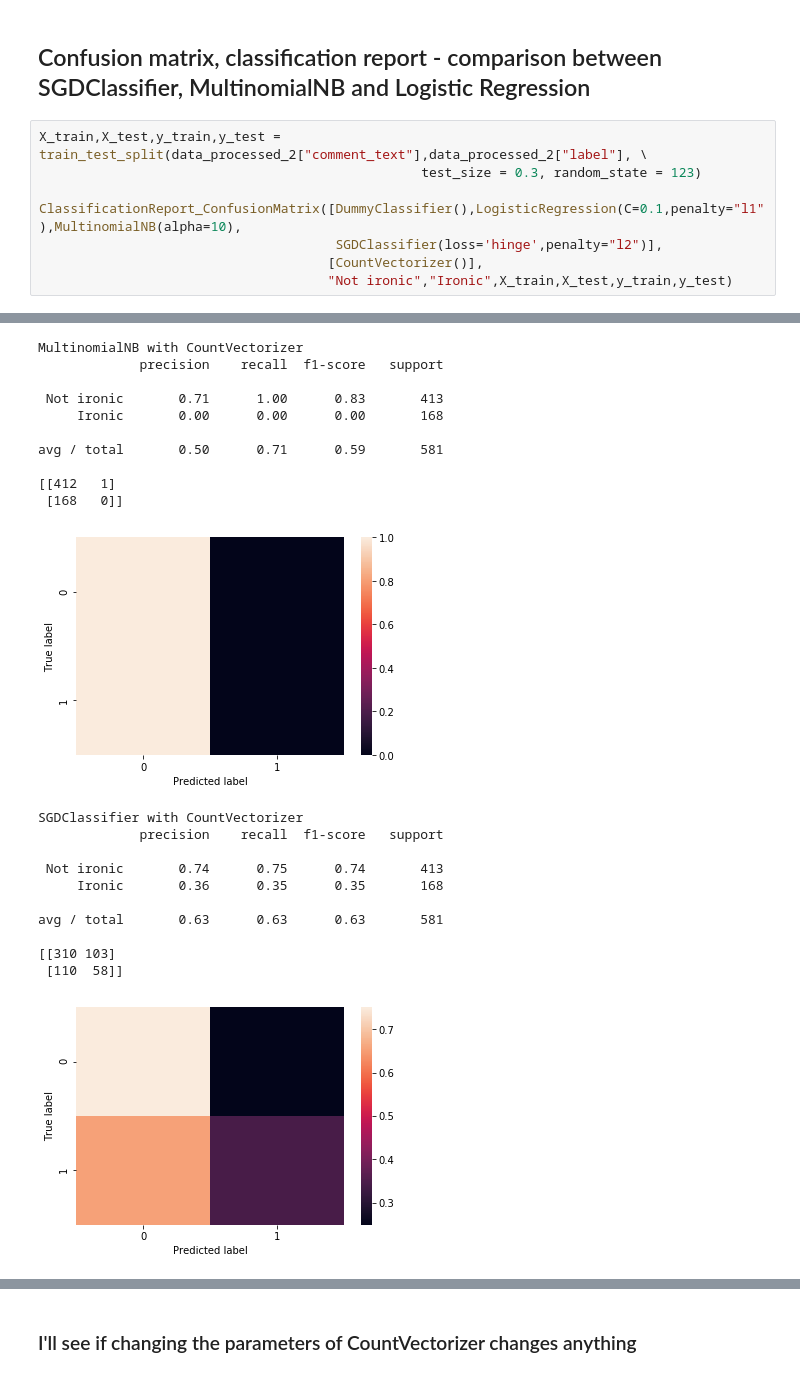
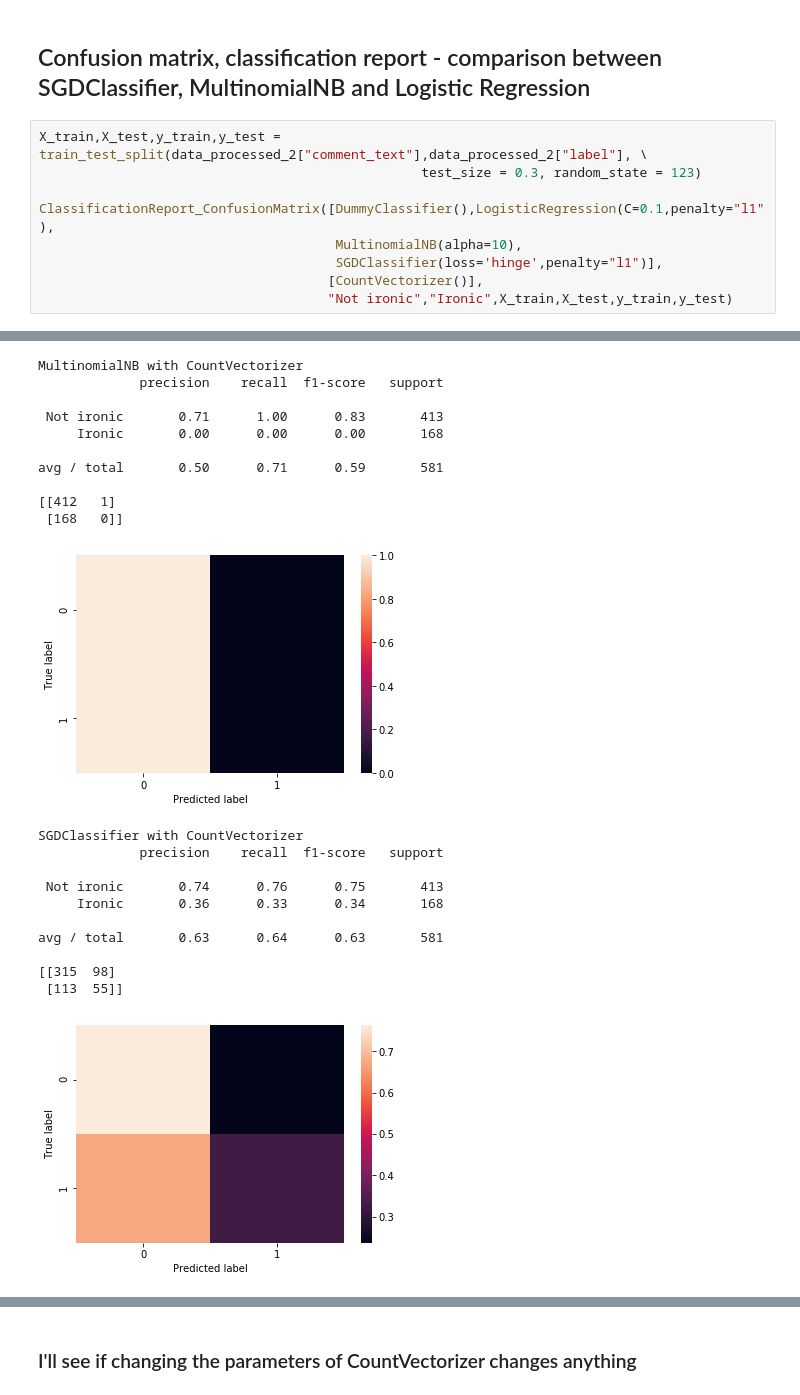
Before and after one commit to karolaBoro/Irony-Project, a Jupyter notebook: Irony.ipynb, the cells around one changed output, grey strips where cells are left out. Cells and saved outputs as stored; diff of their text form.

```diff
--- a/Irony.ipynb
+++ b/Irony.ipynb
@@ -536,8 +536,9 @@ results
 X_train,X_test,y_train,y_test = train_test_split(data_processed_2["comment_text"],data_processed_2["label"], \
                                                  test_size = 0.3, random_state = 123)
 
-ClassificationReport_ConfusionMatrix([DummyClassifier(),LogisticRegression(C=0.1,penalty="l1"),MultinomialNB(alpha=10),
-                                      SGDClassifier(loss='hinge',penalty="l2")],
+ClassificationReport_ConfusionMatrix([DummyClassifier(),LogisticRegression(C=0.1,penalty="l1"),
+                                      MultinomialNB(alpha=10),
+                                      SGDClassifier(loss='hinge',penalty="l1")],
                                      [CountVectorizer()],
                                      "Not ironic","Ironic",X_train,X_test,y_train,y_test)
 # %% [output]
@@ -554,37 +555,37 @@ avg / total       0.59      0.60      0.60       581
 [figure]
 LogisticRegression with CountVectorizer
              precision    recall  f1-score   support
 
  Not ironic       0.71      1.00      0.83       413
      Ironic       0.00      0.00      0.00       168
 
 avg / total       0.51      0.71      0.59       581
 
 [[413   0]
  [168   0]]
 [figure]
 MultinomialNB with CountVectorizer
              precision    recall  f1-score   support
 
  Not ironic       0.71      1.00      0.83       413
      Ironic       0.00      0.00      0.00       168
 
 avg / total       0.50      0.71      0.59       581
 
 [[412   1]
  [168   0]]
 [figure]
 SGDClassifier with CountVectorizer
              precision    recall  f1-score   support
 
- Not ironic       0.74      0.75      0.74       413
-     Ironic       0.36      0.35      0.35       168
+ Not ironic       0.74      0.76      0.75       413
+     Ironic       0.36      0.33      0.34       168
 
-avg / total       0.63      0.63      0.63       581
+avg / total       0.63      0.64      0.63       581
 
-[[310 103]
- [110  58]]
+[[315  98]
+ [113  55]]
-[figure, old version]
+[figure, new version]
 # %%
 # To compare the results with no processed data and default CountVectorizer parameters:
 
```
Also changed, not shown: parts of 16 cells of this notebook.
